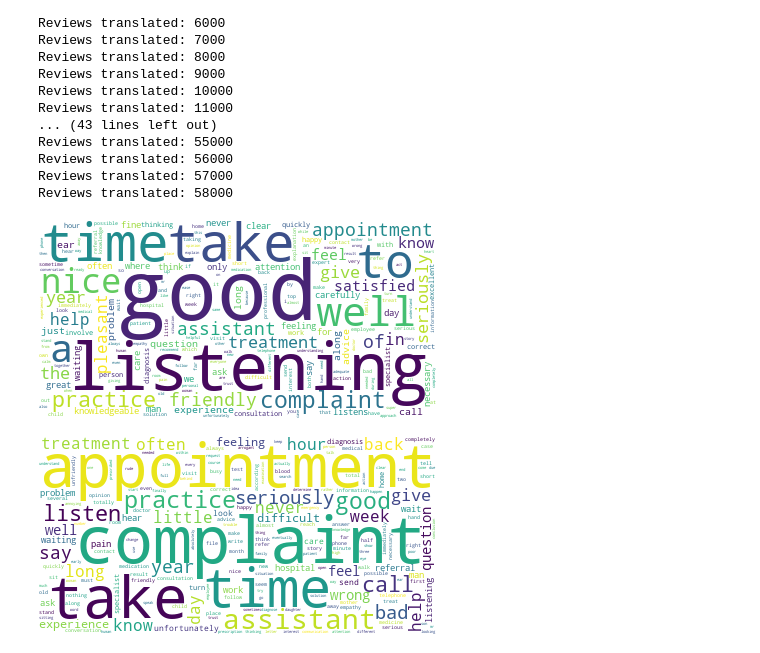
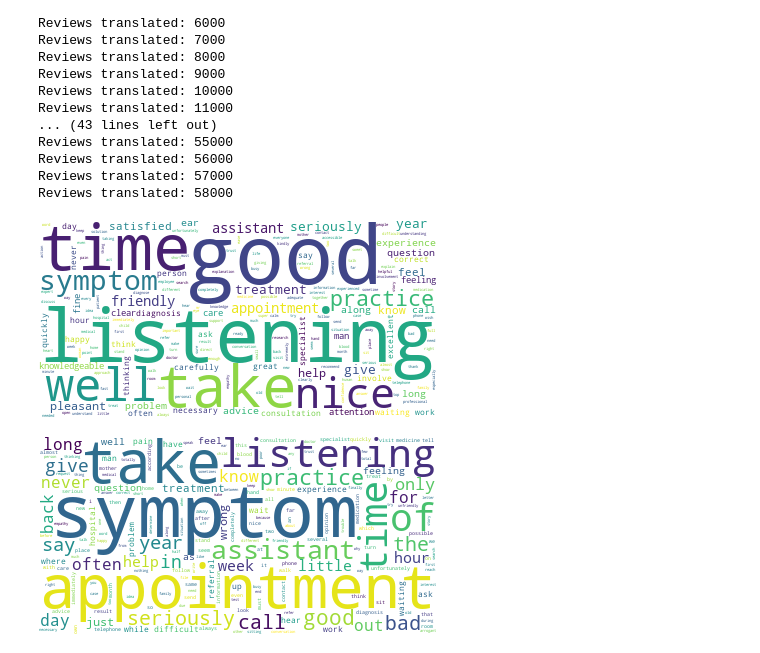
Before and after one commit to MGJLogtenberg/zorgkaart-patient-stories, a Jupyter notebook: 3 - Descriptive stats + EDA - Final run.ipynb, the cells around one changed output. Cells and saved outputs as stored; diff of their text form; code cells hidden in the pictures.

```diff
--- a/3 - Descriptive stats + EDA - Final run.ipynb
+++ b/3 - Descriptive stats + EDA - Final run.ipynb
@@ -32,34 +32,34 @@ Reviews translated: 55000
 Reviews translated: 56000
 Reviews translated: 57000
 Reviews translated: 58000
-# %%
-counter = 0
-for i in data:
-    for j in i.split():
-        if j == 'listen':
-            counter += 1
-for i in range(counter):
-    data.append('listening')
 # %%
 #Wordcloud: overall
 long_string = ' '.join(data) #Join all reviews into one string
+long_string = long_string.replace("listen", "listening") #Replace wrong translations
+long_string = long_string.replace("listeninging", "listening") #Replace wrong translations
+long_string = long_string.replace("complaint","symptom") #Replace wrong translations
 #Based on: https://towardsdatascience.com/end-to-end-topic-modeling-in-python-latent-dirichlet-allocation-lda-35ce4ed6b3e0
-wordcloud = WordCloud(collocations=False,stopwords=['listen'],background_color="white", contour_width=3, contour_color='steelblue') #Set wordcloud settings
+wordcloud = WordCloud(collocations=False,background_color="white", contour_width=3, contour_color='steelblue') #Set wordcloud settings
 wordcloud.generate(long_string) #Generate wordcloud
 wordcloud.to_file('wordcloud_all.pdf') #Export to file
 wordcloud.to_image()
 # %% [output]
-[figure, old version]
+[figure, new version]
 # %%
+df['review2'] = data #Merge translations into dataframe
+low_ratings = df[df['avg_rating'] < 6]['review2'] #Subset low ratings
+
 #Low ratings word cloud (explanation code: see above)
-low_ratings = list(pd.DataFrame(data[:58793])[df['avg_rating'] < 6][0])
 long_string = ' '.join(low_ratings)
-wordcloud = WordCloud(collocations=False,background_color="white", contour_width=3, contour_color='steelblue')
+long_string = long_string.replace("listen", "listening")
+long_string = long_string.replace("listeninging", "listening")
+long_string = long_string.replace("complaint","symptom")
+wordcloud = WordCloud(collocations=False,stopwords=['to','a'],background_color="white", contour_width=3, contour_color='steelblue')
 wordcloud.generate(long_string)
 wordcloud.to_file('wordcloud_low.pdf')
 wordcloud.to_image()
 # %% [output]
-[figure, old version]
+[figure, new version]
 # %%
 #Subset ratings into low, medium and high
 med_ratings = df[(df['avg_rating'] >= 6) & (df['avg_rating'] < 9)]
```
Also changed, not shown: parts of 4 cells of this notebook, 3 other files.
